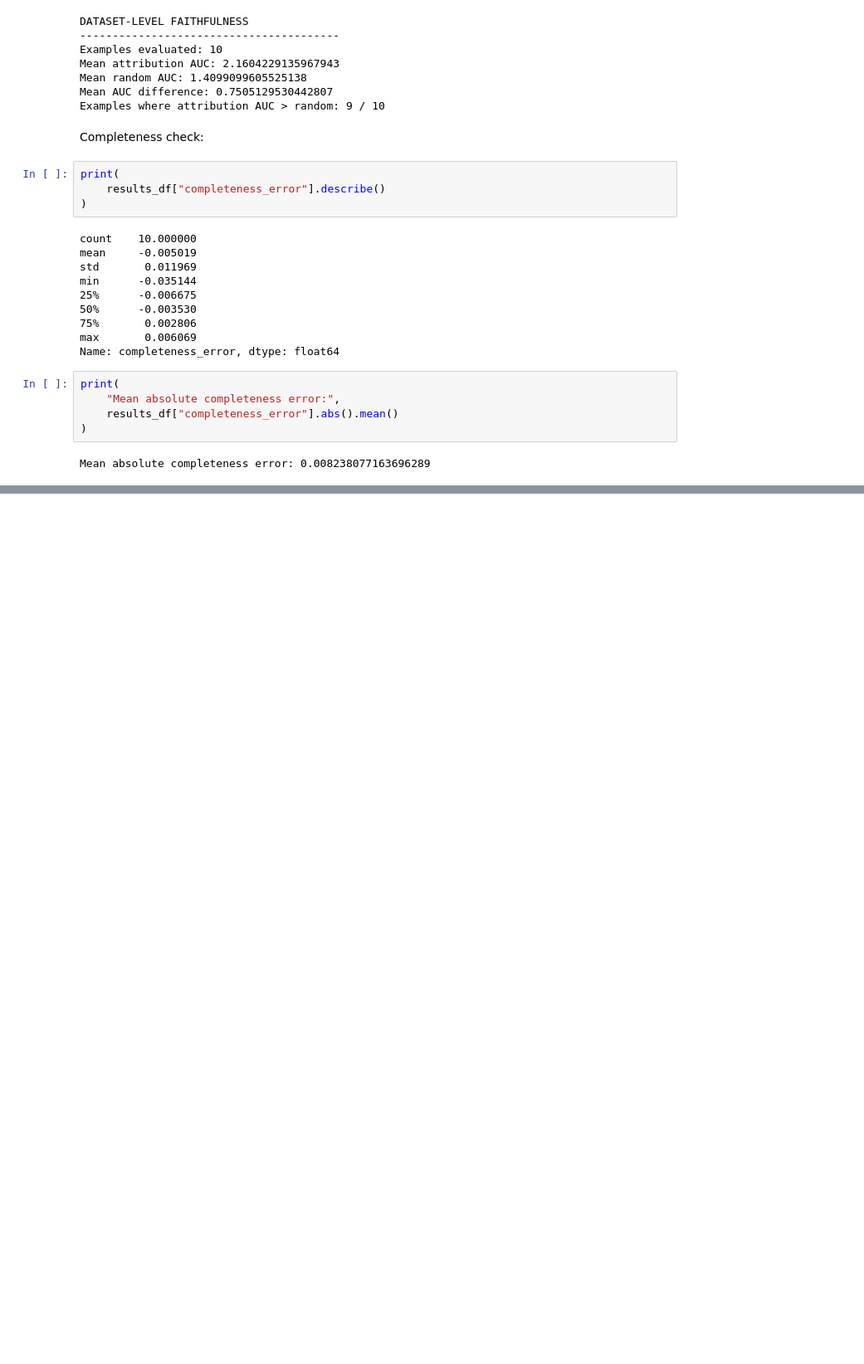
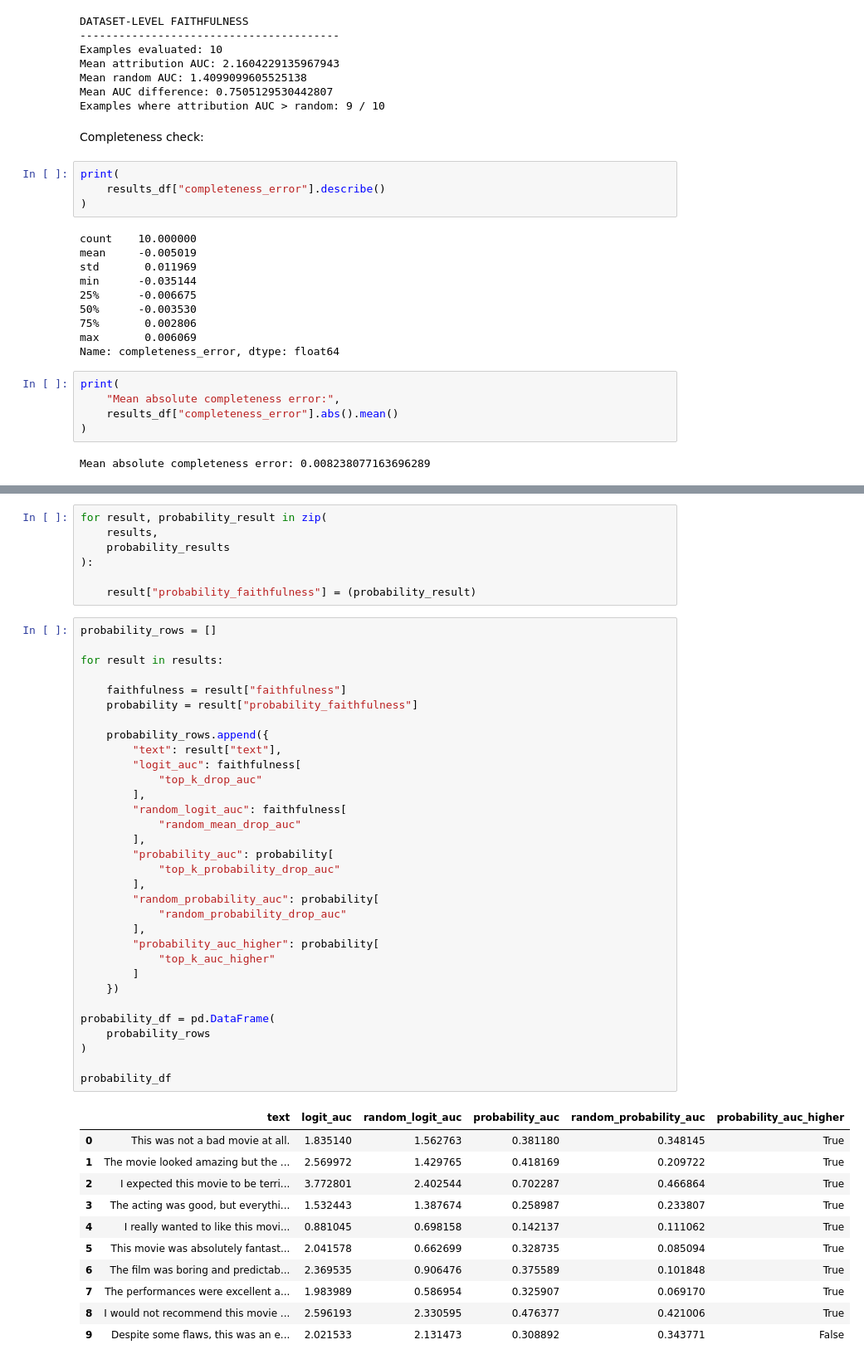
Before and after one commit to jordan-dsouza/xray-transformers, a Jupyter notebook: notebooks/exploration.ipynb, the cells around one changed output, grey strips where cells are left out. Shown at 83% size. Drawn from its saved outputs; the diff is of its cells as text; blank space fills up the shorter version.

```diff
--- a/notebooks/exploration.ipynb
+++ b/notebooks/exploration.ipynb
@@ -911,0 +943,51 @@ Probability-based faithfulness
+# %%
+for result, probability_result in zip(
+    results,
+    probability_results
+):
+
+    result["probability_faithfulness"] = (probability_result)
+# %%
+probability_rows = []
+
+for result in results:
+
+    faithfulness = result["faithfulness"]
+    probability = result["probability_faithfulness"]
+
+    probability_rows.append({
+        "text": result["text"],
+        "logit_auc": faithfulness[
+            "top_k_drop_auc"
+        ],
+        "random_logit_auc": faithfulness[
+            "random_mean_drop_auc"
+        ],
+        "probability_auc": probability[
+            "top_k_probability_drop_auc"
+        ],
+        "random_probability_auc": probability[
+            "random_probability_drop_auc"
+        ],
+        "probability_auc_higher": probability[
+            "top_k_auc_higher"
+        ]
+    })
+
+probability_df = pd.DataFrame(
+    probability_rows
+)
+
+probability_df
+# %% [output]
+|  | text | logit_auc | random_logit_auc | probability_auc | random_probability_auc | probability_auc_higher |
+| 0 | This was not a bad movie at all. | 1.835140 | 1.562763 | 0.381180 | 0.348145 | True |
+| 1 | The movie looked amazing but the ... | 2.569972 | 1.429765 | 0.418169 | 0.209722 | True |
+| 2 | I expected this movie to be terri... | 3.772801 | 2.402544 | 0.702287 | 0.466864 | True |
+| 3 | The acting was good, but everythi... | 1.532443 | 1.387674 | 0.258987 | 0.233807 | True |
+| 4 | I really wanted to like this movi... | 0.881045 | 0.698158 | 0.142137 | 0.111062 | True |
+| 5 | This movie was absolutely fantast... | 2.041578 | 0.662699 | 0.328735 | 0.085094 | True |
+| 6 | The film was boring and predictab... | 2.369535 | 0.906476 | 0.375589 | 0.101848 | True |
+| 7 | The performances were excellent a... | 1.983989 | 0.586954 | 0.325907 | 0.069170 | True |
+| 8 | I would not recommend this movie ... | 2.596193 | 2.330595 | 0.476377 | 0.421006 | True |
+| 9 | Despite some flaws, this was an e... | 2.021533 | 2.131473 | 0.308892 | 0.343771 | False |
```
Also changed, not shown: parts of 6 cells of this notebook, 1 other file.
